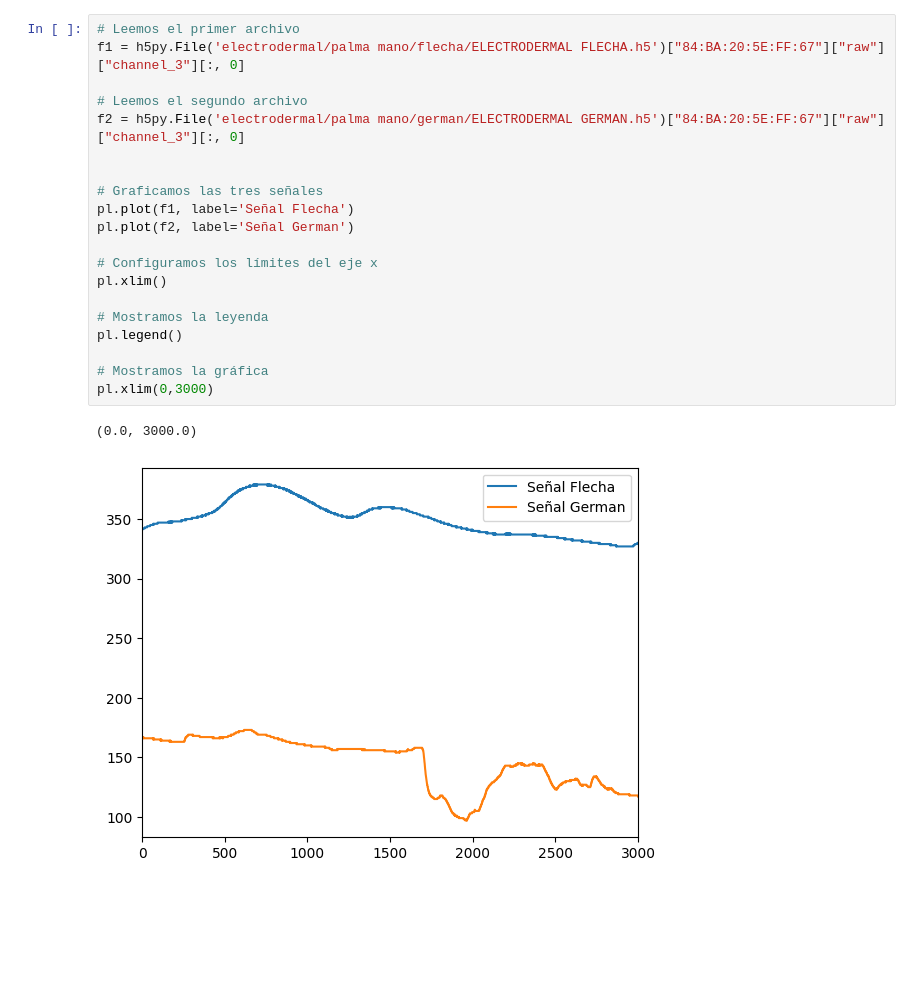
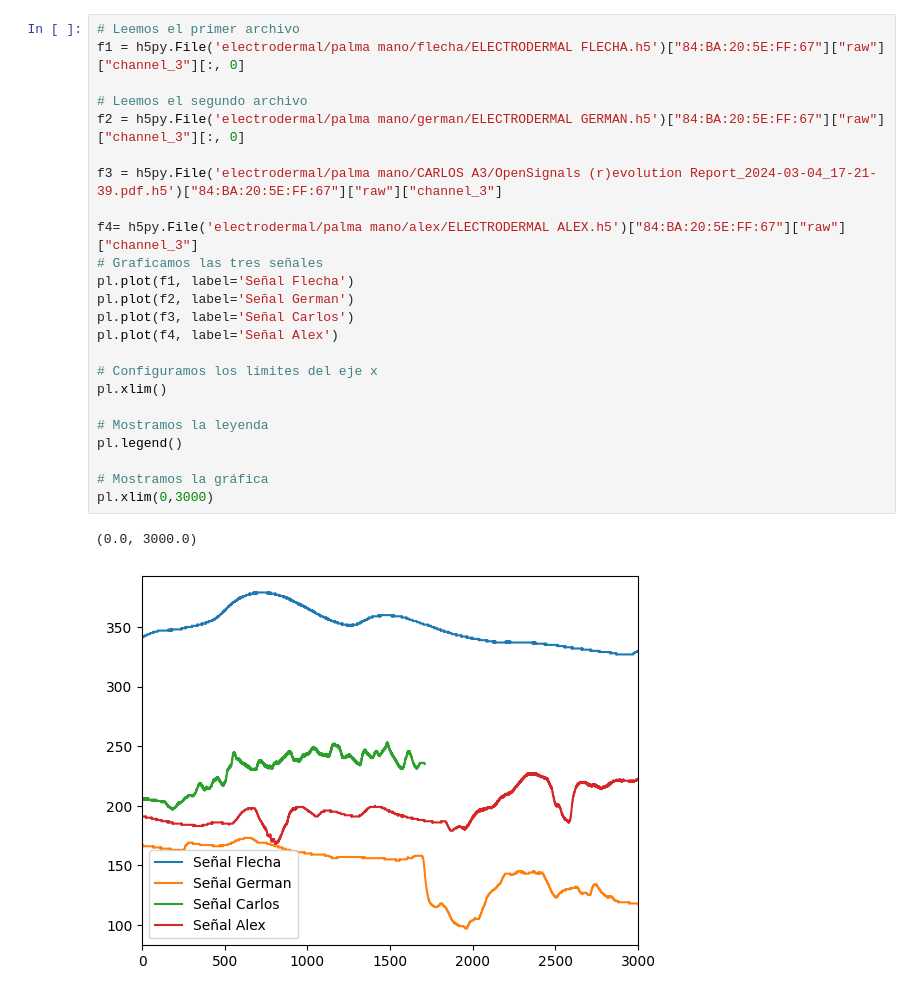
Before and after one commit to joseluis031/Bitalino, a Jupyter notebook: comparacion.ipynb, the cells around one changed output. Drawn from its saved outputs; the diff is of its cells as text; blank space fills up the shorter version.

```diff
--- a/comparacion.ipynb
+++ b/comparacion.ipynb
@@ -47,23 +58,27 @@ pl.show()
 # %%
 # Leemos el primer archivo
 f1 = h5py.File('electrodermal/palma mano/flecha/ELECTRODERMAL FLECHA.h5')["84:BA:20:5E:FF:67"]["raw"]["channel_3"][:, 0]
 
 # Leemos el segundo archivo
 f2 = h5py.File('electrodermal/palma mano/german/ELECTRODERMAL GERMAN.h5')["84:BA:20:5E:FF:67"]["raw"]["channel_3"][:, 0]
 
+f3 = h5py.File('electrodermal/palma mano/CARLOS A3/OpenSignals (r)evolution Report_2024-03-04_17-21-39.pdf.h5')["84:BA:20:5E:FF:67"]["raw"]["channel_3"]
 
+f4= h5py.File('electrodermal/palma mano/alex/ELECTRODERMAL ALEX.h5')["84:BA:20:5E:FF:67"]["raw"]["channel_3"]
 # Graficamos las tres señales
 pl.plot(f1, label='Señal Flecha')
 pl.plot(f2, label='Señal German')
+pl.plot(f3, label='Señal Carlos')
+pl.plot(f4, label='Señal Alex')
 
 # Configuramos los límites del eje x
 pl.xlim()
 
 # Mostramos la leyenda
 pl.legend()
 
 # Mostramos la gráfica
 pl.xlim(0,3000)
 # %% [output]
 (0.0, 3000.0)
-[figure, old version]
+[figure, new version]
```
Also changed, not shown: parts of 2 cells of this notebook.
